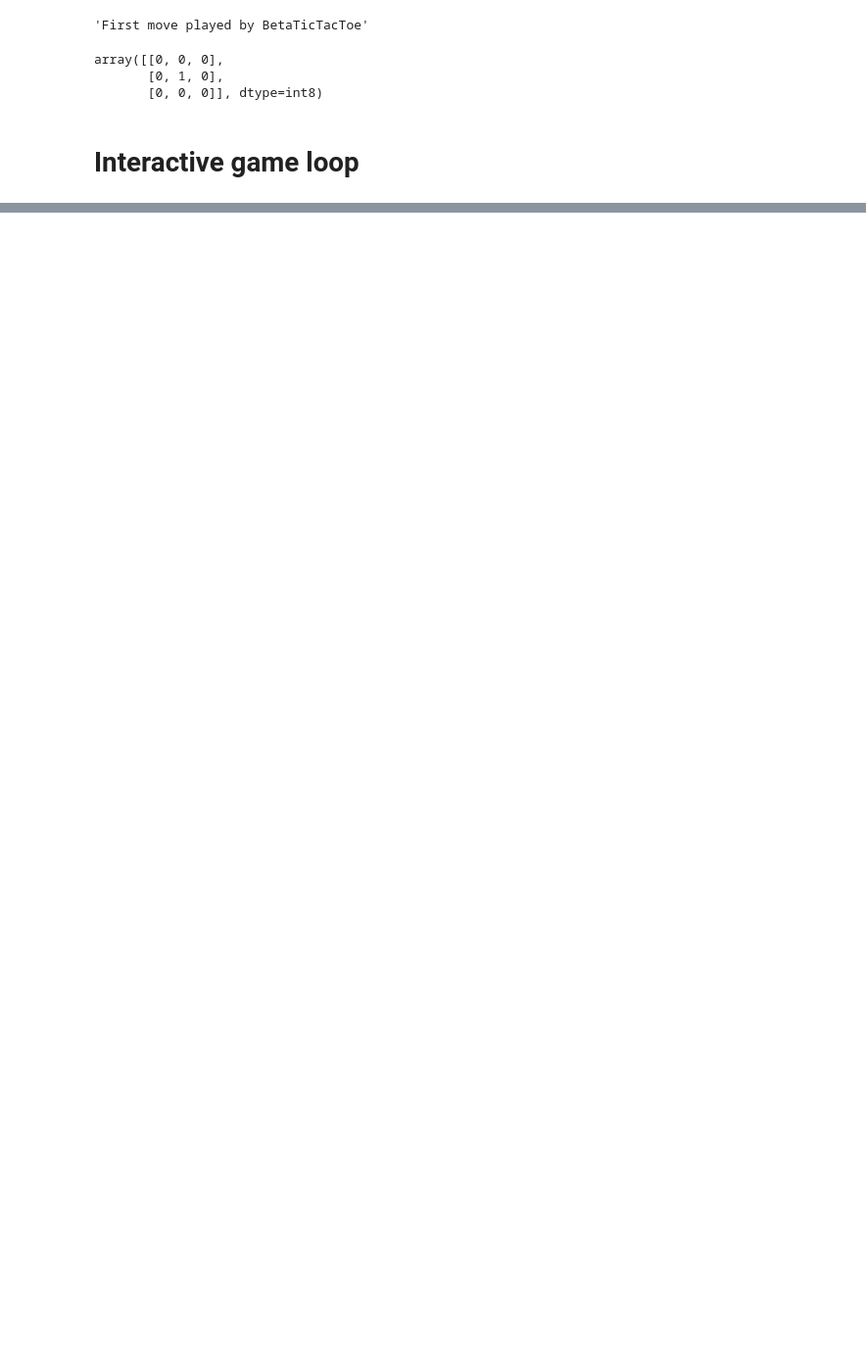
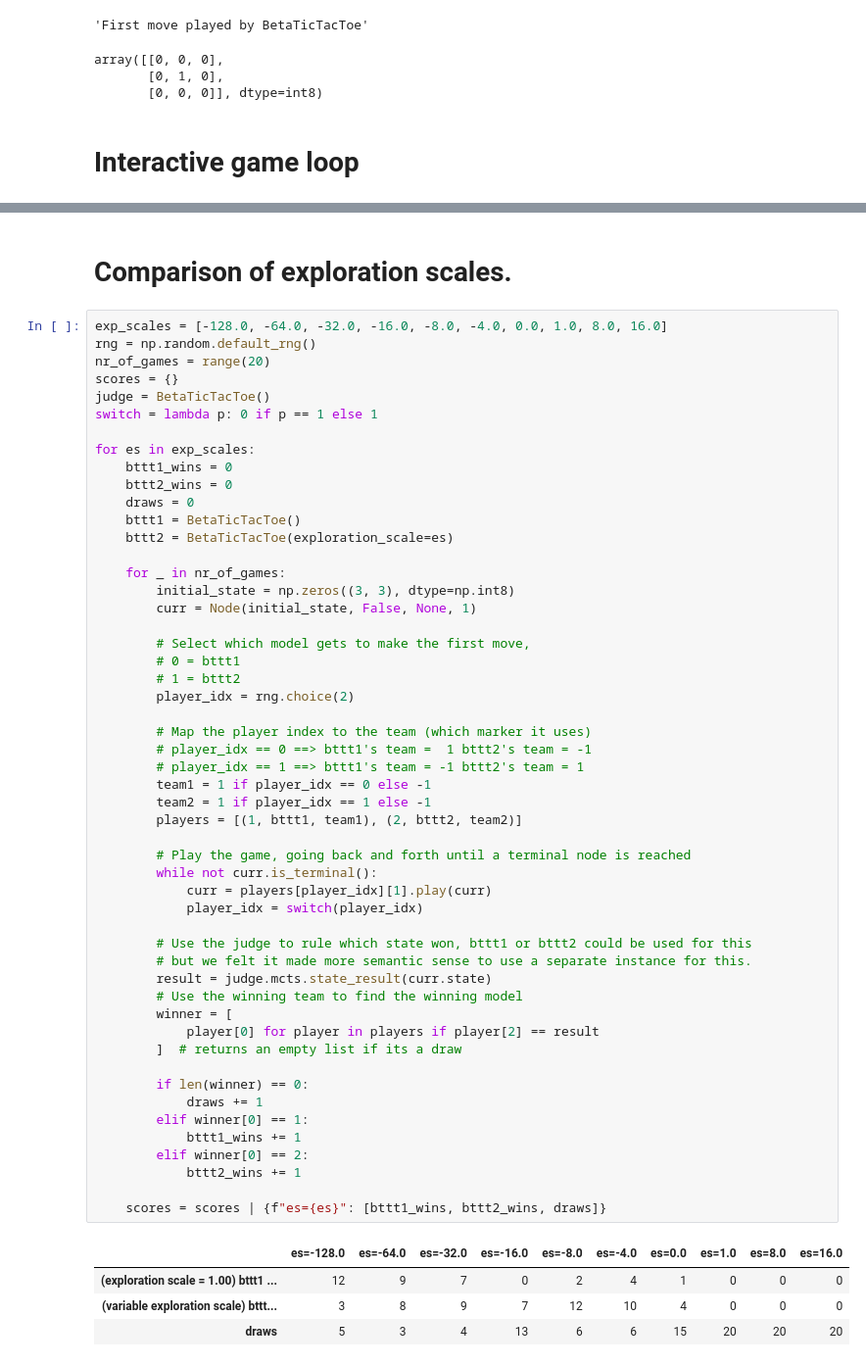
Before and after one commit to willayy/Design-Of-AI-Systems, a Jupyter notebook: module6group22/Lab6.ipynb, the cells around one changed output, grey strips where cells are left out. Shown at 98% size. Saved outputs shown, nothing was run; the diff lists cells and outputs as text; blank space fills up the shorter version.

```diff
--- a/module6group22/Lab6.ipynb
+++ b/module6group22/Lab6.ipynb
@@ -279,3 +290,62 @@ if play_game == "yes":
         print("Human wins!")
     else:
         print("BetaTicTacToe wins!")
+# %% [markdown]
+# Comparison of exploration scales.
+# %%
+exp_scales = [-128.0, -64.0, -32.0, -16.0, -8.0, -4.0, 0.0, 1.0, 8.0, 16.0]
+rng = np.random.default_rng()
+nr_of_games = range(20)
+scores = {}
+judge = BetaTicTacToe()
+switch = lambda p: 0 if p == 1 else 1
+
+for es in exp_scales:
+    bttt1_wins = 0
+    bttt2_wins = 0
+    draws = 0
+    bttt1 = BetaTicTacToe()
+    bttt2 = BetaTicTacToe(exploration_scale=es)
+
+    for _ in nr_of_games:
+        initial_state = np.zeros((3, 3), dtype=np.int8)
+        curr = Node(initial_state, False, None, 1)
+
+        # Select which model gets to make the first move,
+        # 0 = bttt1
+        # 1 = bttt2
+        player_idx = rng.choice(2)
+
+        # Map the player index to the team (which marker it uses)
+        # player_idx == 0 ==> bttt1's team =  1 bttt2's team = -1
+        # player_idx == 1 ==> bttt1's team = -1 bttt2's team = 1
+        team1 = 1 if player_idx == 0 else -1
+        team2 = 1 if player_idx == 1 else -1
+        players = [(1, bttt1, team1), (2, bttt2, team2)]
+
+        # Play the game, going back and forth until a terminal node is reached
+        while not curr.is_terminal():
+            curr = players[player_idx][1].play(curr)
+            player_idx = switch(player_idx)
+
+        # Use the judge to rule which state won, bttt1 or bttt2 could be used for this
+        # but we felt it made more semantic sense to use a separate instance for this.
+        result = judge.mcts.state_result(curr.state)
+        # Use the winning team to find the winning model
+        winner = [
+            player[0] for player in players if player[2] == result
+        ]  # returns an empty list if its a draw
+
+        if len(winner) == 0:
+            draws += 1
+        elif winner[0] == 1:
+            bttt1_wins += 1
+        elif winner[0] == 2:
+            bttt2_wins += 1
+
+    scores = scores | {f"es={es}": [bttt1_wins, bttt2_wins, draws]}
+# %% [output]
+|  | es=-128.0 | es=-64.0 | es=-32.0 | es=-16.0 | es=-8.0 | es=-4.0 | es=0.0 | es=1.0 | es=8.0 | es=16.0 |
+| (exploration scale = 1.00) bttt1 ... | 12 | 9 | 7 | 0 | 2 | 4 | 1 | 0 | 0 | 0 |
+| (variable exploration scale) bttt... | 3 | 8 | 9 | 7 | 12 | 10 | 4 | 0 | 0 | 0 |
+| draws | 5 | 3 | 4 | 13 | 6 | 6 | 15 | 20 | 20 | 20 |
```
Also changed, not shown: parts of 4 cells of this notebook.
